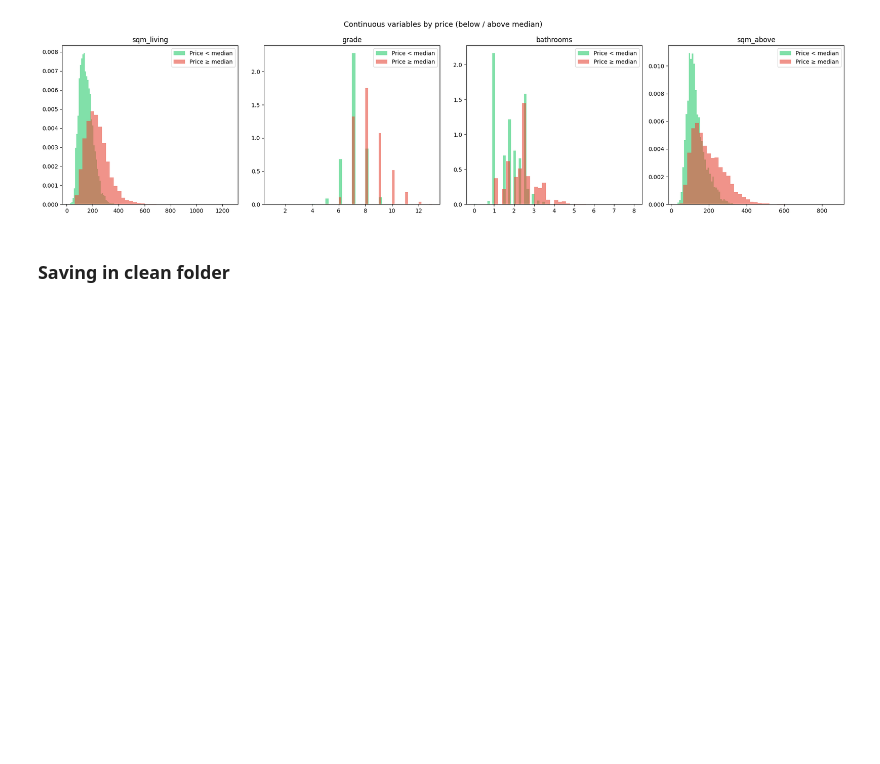
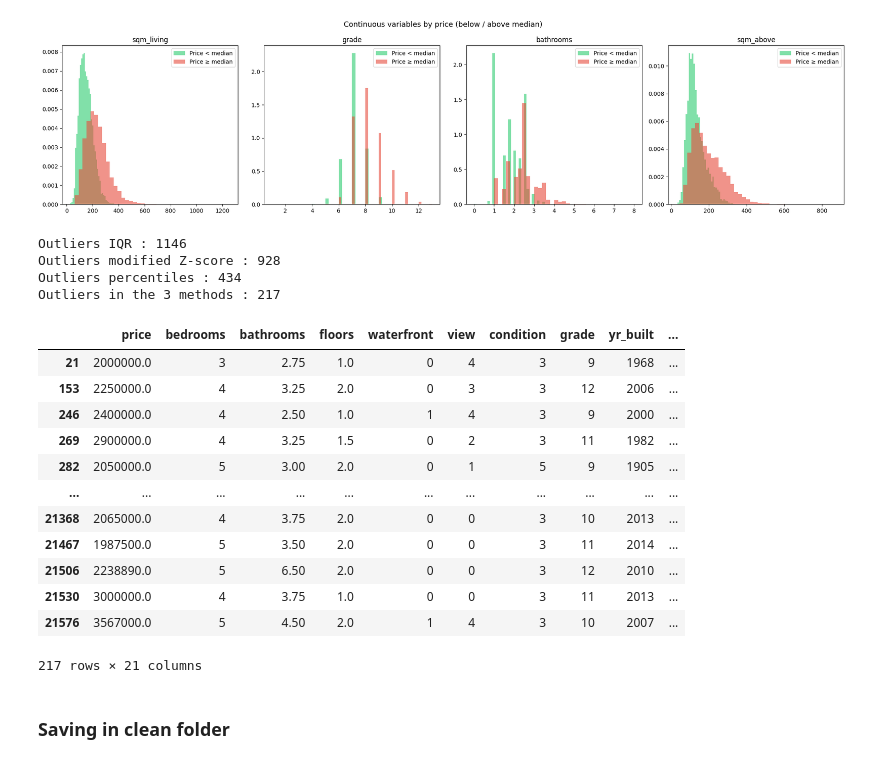
Before and after one commit to axel-achart/apartment-hunter, a Jupyter notebook: notebook.ipynb, the cells around one changed output. Saved outputs shown, nothing was run; the diff lists cells and outputs as text; code cells hidden in the pictures; blank space fills up the shorter version.

Commit message:
added more outlier detection but not deletion

```diff
--- a/notebook.ipynb
+++ b/notebook.ipynb
@@ -174,6 +174,47 @@ plt.show()
 # %% [output]
 [figure]
 [figure]
+# %%
+price = df['price']
+
+Q1 = price.quantile(0.25)
+Q3 = price.quantile(0.75)
+IQR = Q3 - Q1
+iqr_mask = (price < Q1 - 1.5 * IQR) | (price > Q3 + 1.5 * IQR)
+print(f"Outliers IQR : {iqr_mask.sum()}")
+
+median = price.median()
+mad = (price - median).abs().median()
+modified_z = 0.6745 * (price - median) / mad
+mad_mask = abs(modified_z) > 3.5
+print(f"Outliers modified Z-score : {mad_mask.sum()}")
+
+low = price.quantile(0.01)
+high = price.quantile(0.99)
+pct_mask = (price < low) | (price > high)
+print(f"Outliers percentiles : {pct_mask.sum()}")
+
+outliers_combined = df[iqr_mask & mad_mask & pct_mask]
+print(f"Outliers in the 3 methods : {len(outliers_combined)}")
+outliers_combined[['price','sqm_living','grade','bedrooms']].describe()
+# %% [output]
+Outliers IQR : 1146
+Outliers modified Z-score : 928
+Outliers percentiles : 434
+Outliers in the 3 methods : 217
+|  | price | bedrooms | bathrooms | floors | waterfront | view | condition | grade | yr_built | ... |
+| 21 | 2000000.0 | 3 | 2.75 | 1.0 | 0 | 4 | 3 | 9 | 1968 | ... |
+| 153 | 2250000.0 | 4 | 3.25 | 2.0 | 0 | 3 | 3 | 12 | 2006 | ... |
+| 246 | 2400000.0 | 4 | 2.50 | 1.0 | 1 | 4 | 3 | 9 | 2000 | ... |
+| 269 | 2900000.0 | 4 | 3.25 | 1.5 | 0 | 2 | 3 | 11 | 1982 | ... |
+| 282 | 2050000.0 | 5 | 3.00 | 2.0 | 0 | 1 | 5 | 9 | 1905 | ... |
+| ... | ... | ... | ... | ... | ... | ... | ... | ... | ... | ... |
+| 21368 | 2065000.0 | 4 | 3.75 | 2.0 | 0 | 0 | 3 | 10 | 2013 | ... |
+| 21467 | 1987500.0 | 5 | 3.50 | 2.0 | 0 | 0 | 3 | 11 | 2014 | ... |
+| 21506 | 2238890.0 | 5 | 6.50 | 2.0 | 0 | 0 | 3 | 12 | 2010 | ... |
+| 21530 | 3000000.0 | 4 | 3.75 | 1.0 | 0 | 0 | 3 | 11 | 2013 | ... |
+| 21576 | 3567000.0 | 5 | 4.50 | 2.0 | 1 | 4 | 3 | 10 | 2007 | ... |
+217 rows × 21 columns
 # %% [markdown]
 ### Saving in clean folder
 # %%
```
